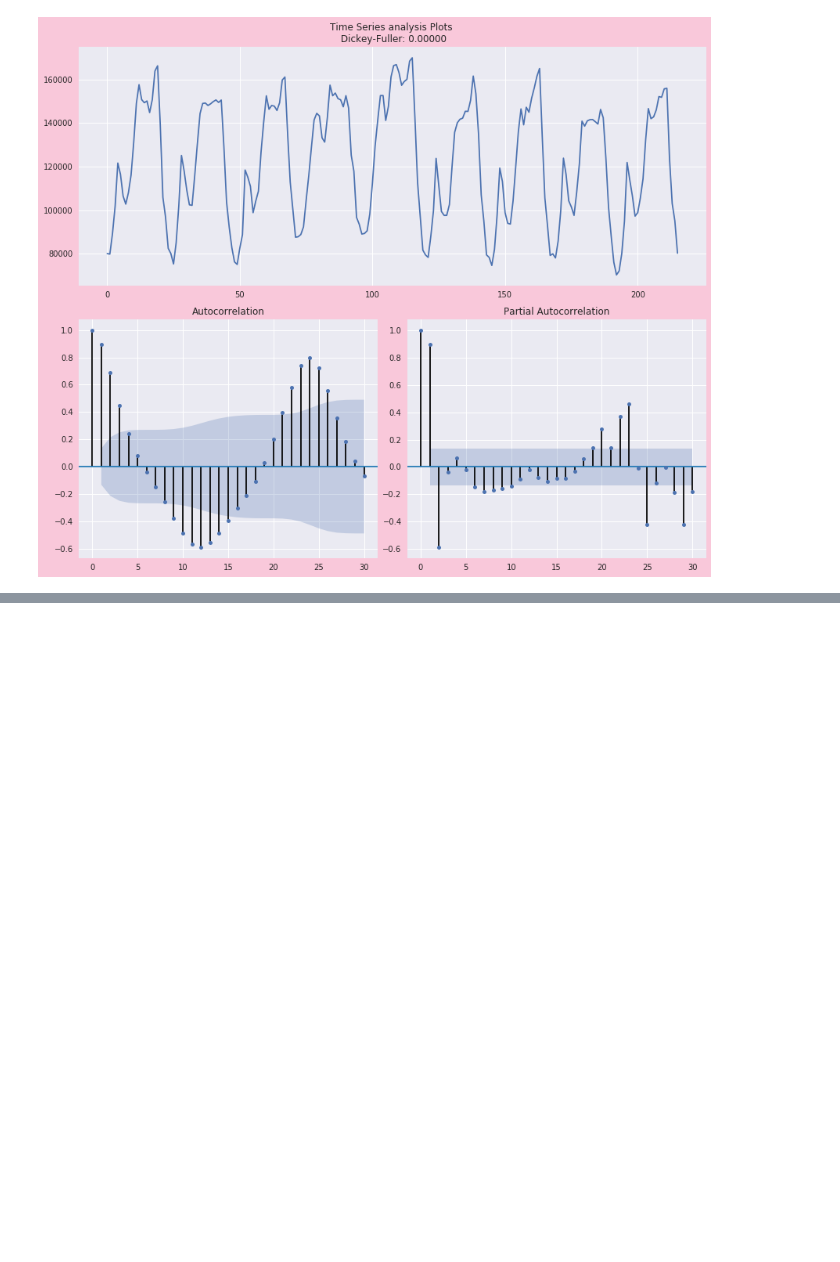
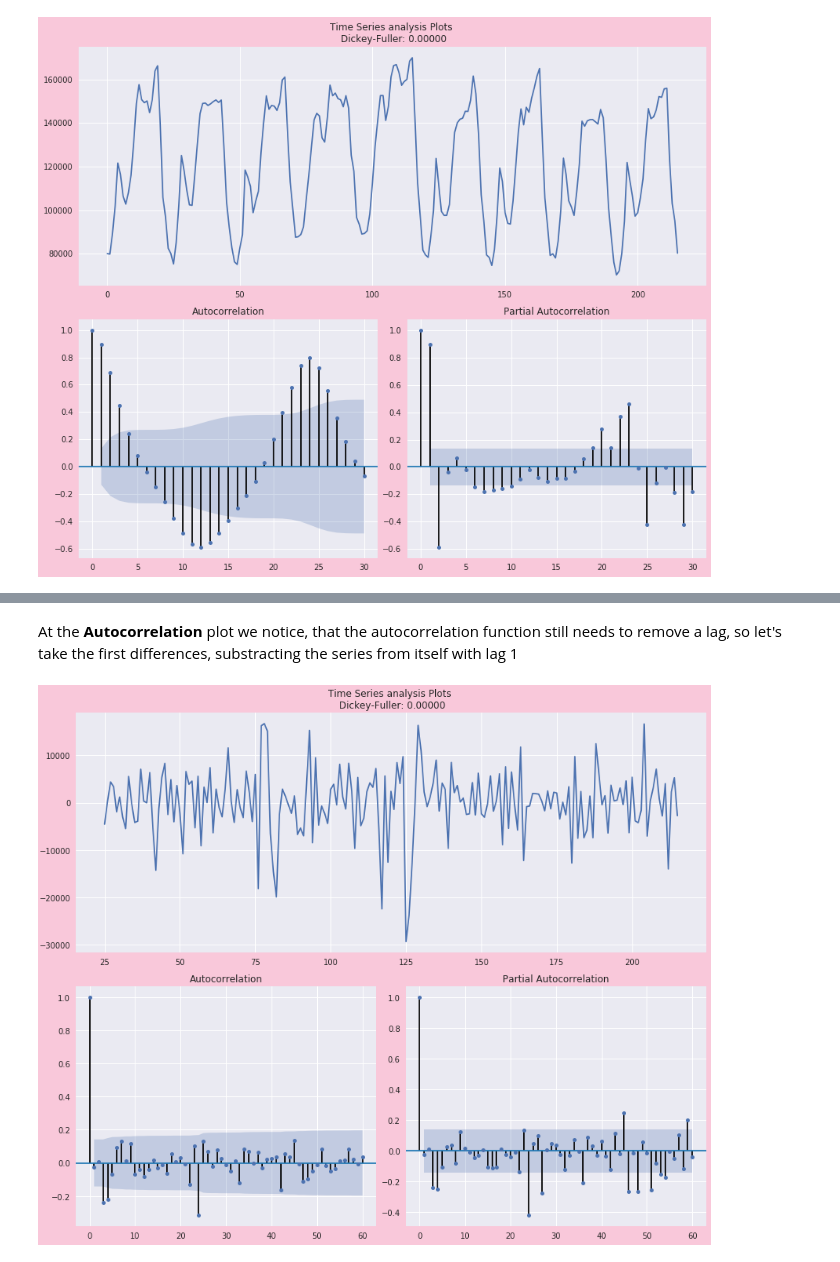
Before and after one commit to yuriimchg/Machine-Learning-sandbox, a Jupyter notebook: ODS/stationarity.ipynb, the cells around one changed output, grey strips where cells are left out. Saved outputs shown, nothing was run; the diff lists cells and outputs as text; code cells hidden in the pictures; blank space fills up the shorter version.

```diff
--- a/ODS/stationarity.ipynb
+++ b/ODS/stationarity.ipynb
@@ -110,0 +119,8 @@ tsplot(ads.Ads, lags=30)
+# %% [markdown]
+At the **Autocorrelation** plot we notice, that the autocorrelation function still needs to remove a lag, so let's take the first differences, substracting the series from itself with lag 1
+# %%
+ads_diff = ads_diff - ads_diff.shift(1)
+
+tsplot(ads_diff[25:], lags=60)
+# %% [output]
+[figure, added]
```
Also changed, not shown: parts of 8 cells of this notebook.
